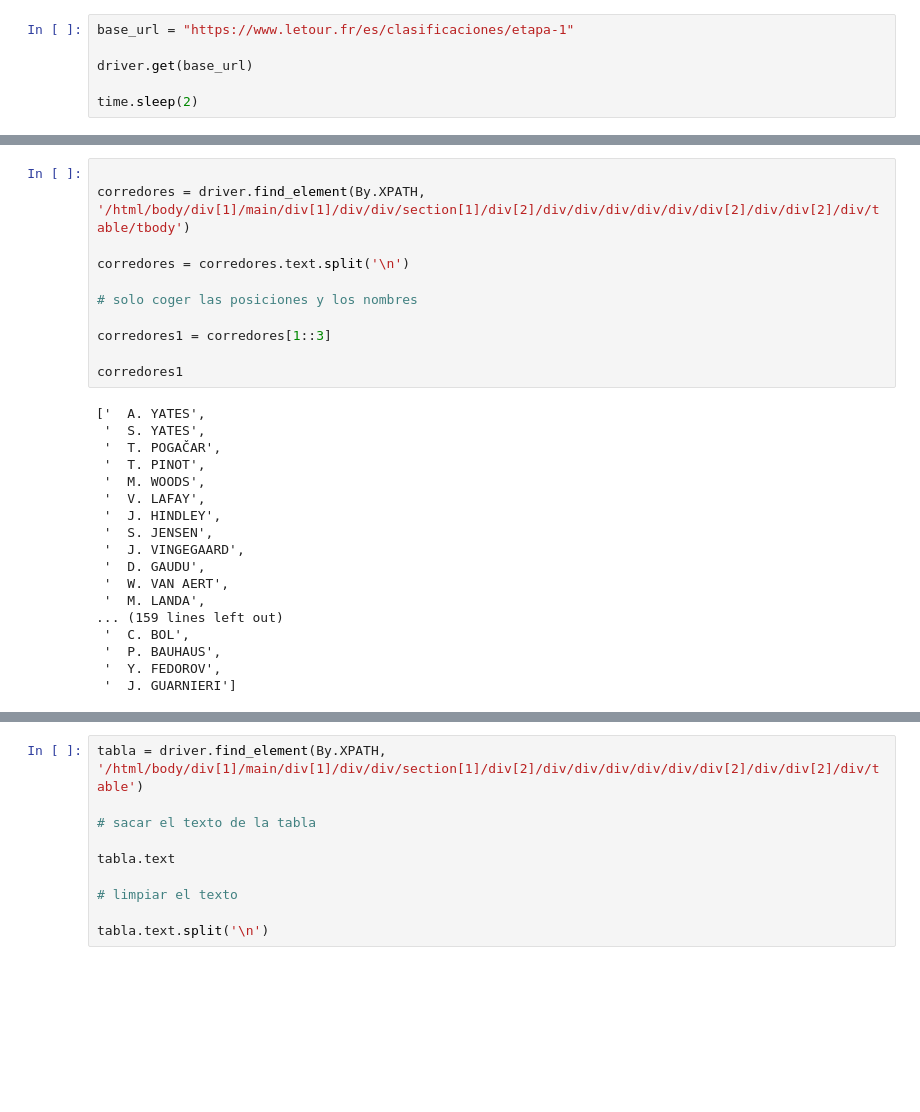
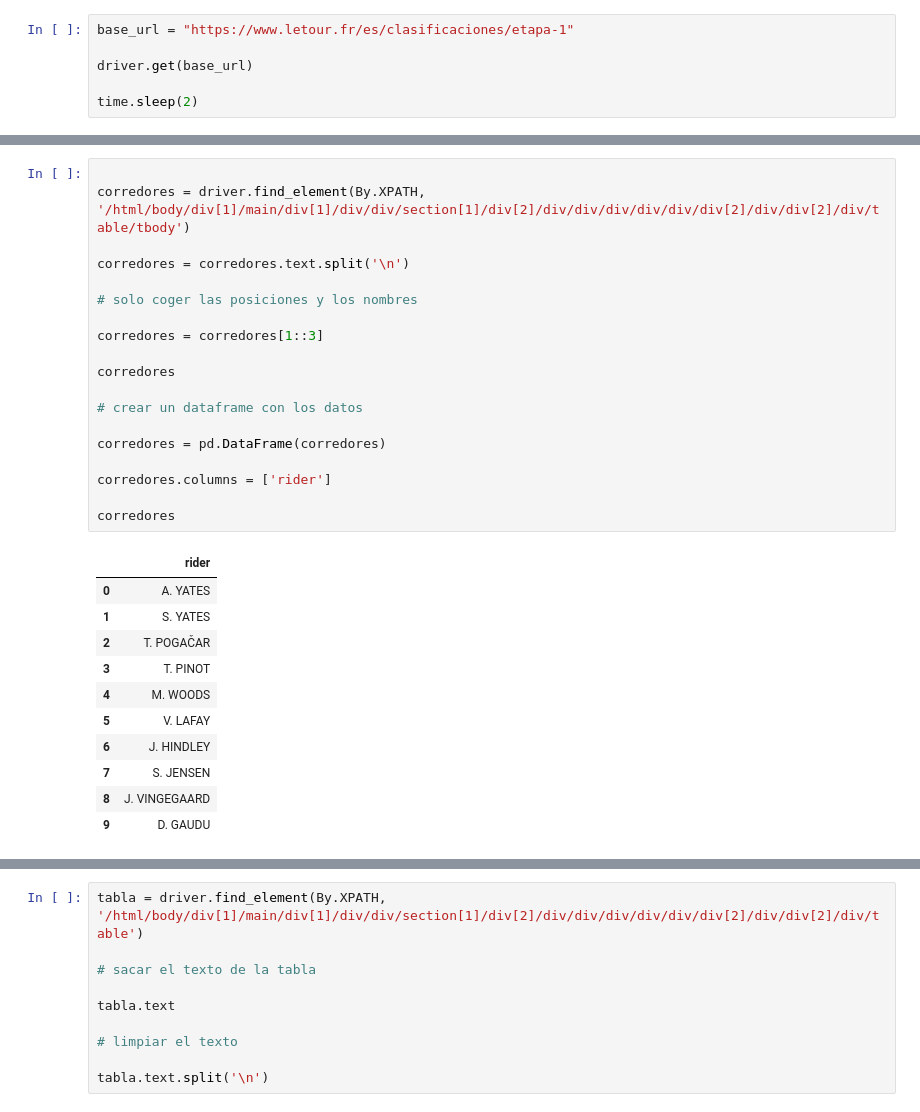
Before and after one commit to luisgh87/w4-project_ETL, a Jupyter notebook: Scrapping.ipynb, the cells around one changed output, grey strips where cells are left out. Saved outputs shown, nothing was run; the diff lists cells and outputs as text; blank space fills up the shorter version.

```diff
--- a/Scrapping.ipynb
+++ b/Scrapping.ipynb
@@ -41,29 +209,31 @@ elemento.click()
 # %%
 
 corredores = driver.find_element(By.XPATH, '/html/body/div[1]/main/div[1]/div/div/section[1]/div[2]/div/div/div/div/div/div[2]/div/div[2]/div/table/tbody')
 
 corredores = corredores.text.split('\n')
 
 # solo coger las posiciones y los nombres
 
-corredores1 = corredores[1::3]
+corredores = corredores[1::3]
 
-corredores1
+corredores
+
+# crear un dataframe con los datos
+
+corredores = pd.DataFrame(corredores)
+
+corredores.columns = ['rider']
+
+corredores
 # %% [output]
-['  A. YATES',
- '  S. YATES',
- '  T. POGAČAR',
- '  T. PINOT',
- '  M. WOODS',
- '  V. LAFAY',
- '  J. HINDLEY',
- '  S. JENSEN',
- '  J. VINGEGAARD',
- '  D. GAUDU',
- '  W. VAN AERT',
- '  M. LANDA',
-... (159 lines left out)
- '  C. BOL',
- '  P. BAUHAUS',
- '  Y. FEDOROV',
- '  J. GUARNIERI']
+|  | rider |
+| 0 | A. YATES |
+| 1 | S. YATES |
+| 2 | T. POGAČAR |
+| 3 | T. PINOT |
+| 4 | M. WOODS |
+| 5 | V. LAFAY |
+| 6 | J. HINDLEY |
+| 7 | S. JENSEN |
+| 8 | J. VINGEGAARD |
+| 9 | D. GAUDU |
```
Also changed, not shown: parts of 13 cells of this notebook, 5 other files.
